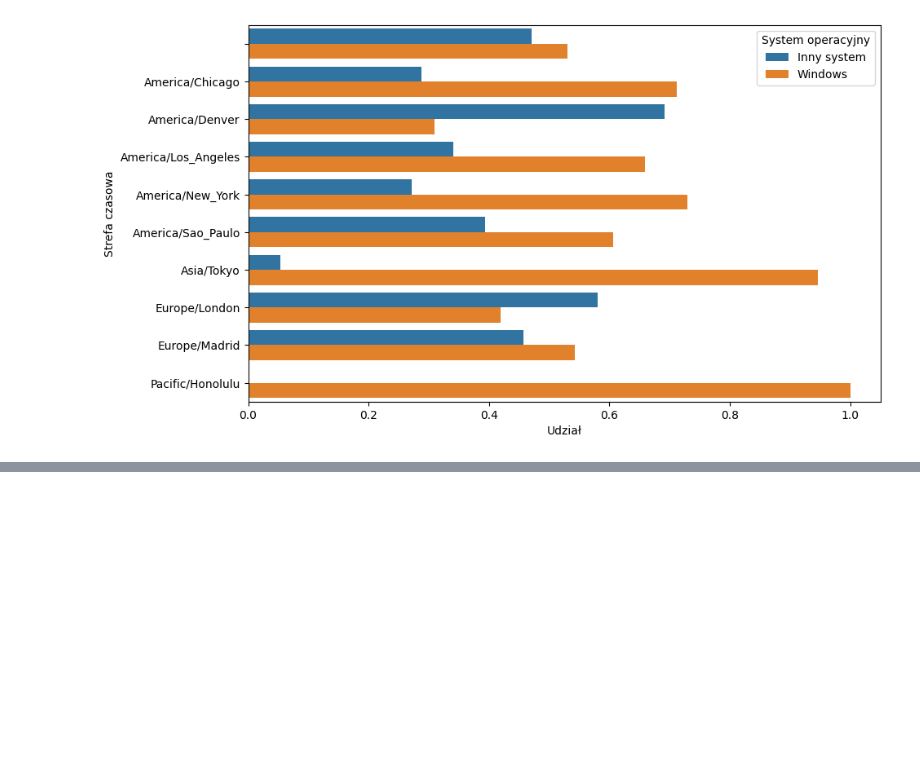
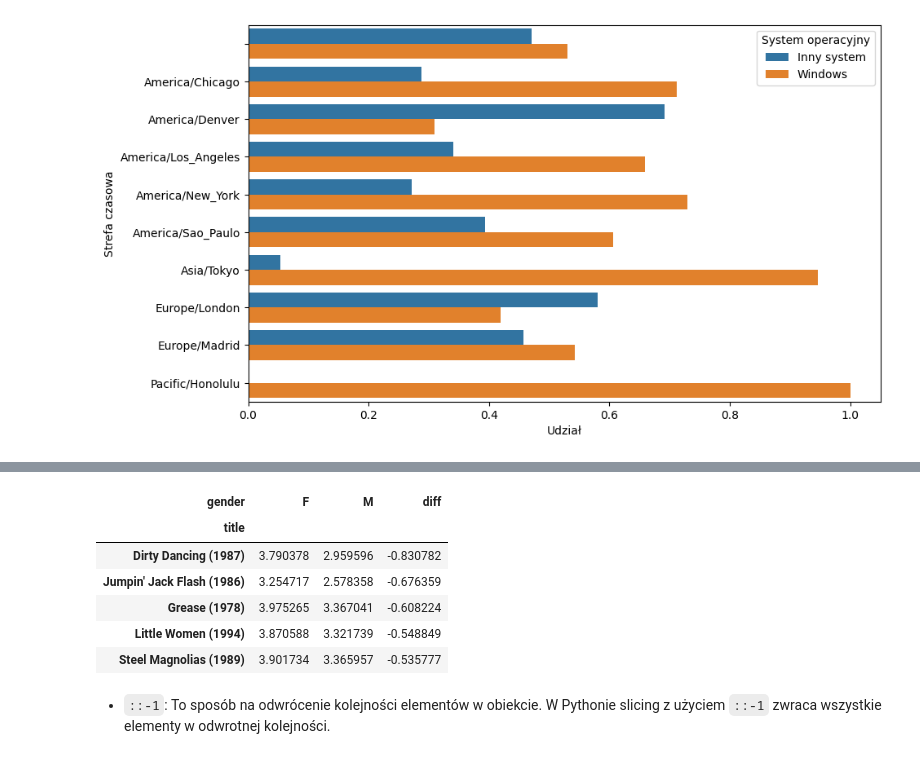
Before and after one commit to url-github/Pandas, a Jupyter notebook: 013_Hel_PywAD_Przykłady_analizy_danych.ipynb, the cells around one changed output, grey strips where cells are left out. Cells and saved outputs as stored; diff of their text form; code cells hidden in the pictures; blank space fills up the shorter version.

```diff
--- a/013_Hel_PywAD_Przykłady_analizy_danych.ipynb
+++ b/013_Hel_PywAD_Przykłady_analizy_danych.ipynb
@@ -465,0 +383,12 @@ genre_ratings[:10]
+# %%
+unames = ["user_id", "gender", "age", "occupation", "zip"]
+users = pd.read_table("/content/users.dat", sep="::",
+                      header=None, names=unames, engine="python")
+
+rnames = ["user_id", "movie_id", "rating", "timestamp"]
+ratings = pd.read_table("/content/ratings.dat", sep="::",
+                        header=None, names=rnames, engine="python")
+
+mnames = ["movie_id", "title", "genres"]
+movies = pd.read_table("/content/movies.dat", sep="::",
+                       header=None, names=mnames, engine="python")
@@ -465,0 +572,13 @@ genre_ratings[:10]
+# %%
+sorted_by_diff = mean_ratings.sort_values("diff")
+sorted_by_diff.head(5)
+# %% [output]
+| gender | F | M | diff |
+| title |  |  |  |
+| Dirty Dancing (1987) | 3.790378 | 2.959596 | -0.830782 |
+| Jumpin' Jack Flash (1986) | 3.254717 | 2.578358 | -0.676359 |
+| Grease (1978) | 3.975265 | 3.367041 | -0.608224 |
+| Little Women (1994) | 3.870588 | 3.321739 | -0.548849 |
+| Steel Magnolias (1989) | 3.901734 | 3.365957 | -0.535777 |
+# %% [markdown]
+- `::-1`: To sposób na odwrócenie kolejności elementów w obiekcie. W Pythonie slicing z użyciem `::-1` zwraca wszystkie elementy w odwrotnej kolejności.
```
Also changed, not shown: parts of 50 cells of this notebook.
